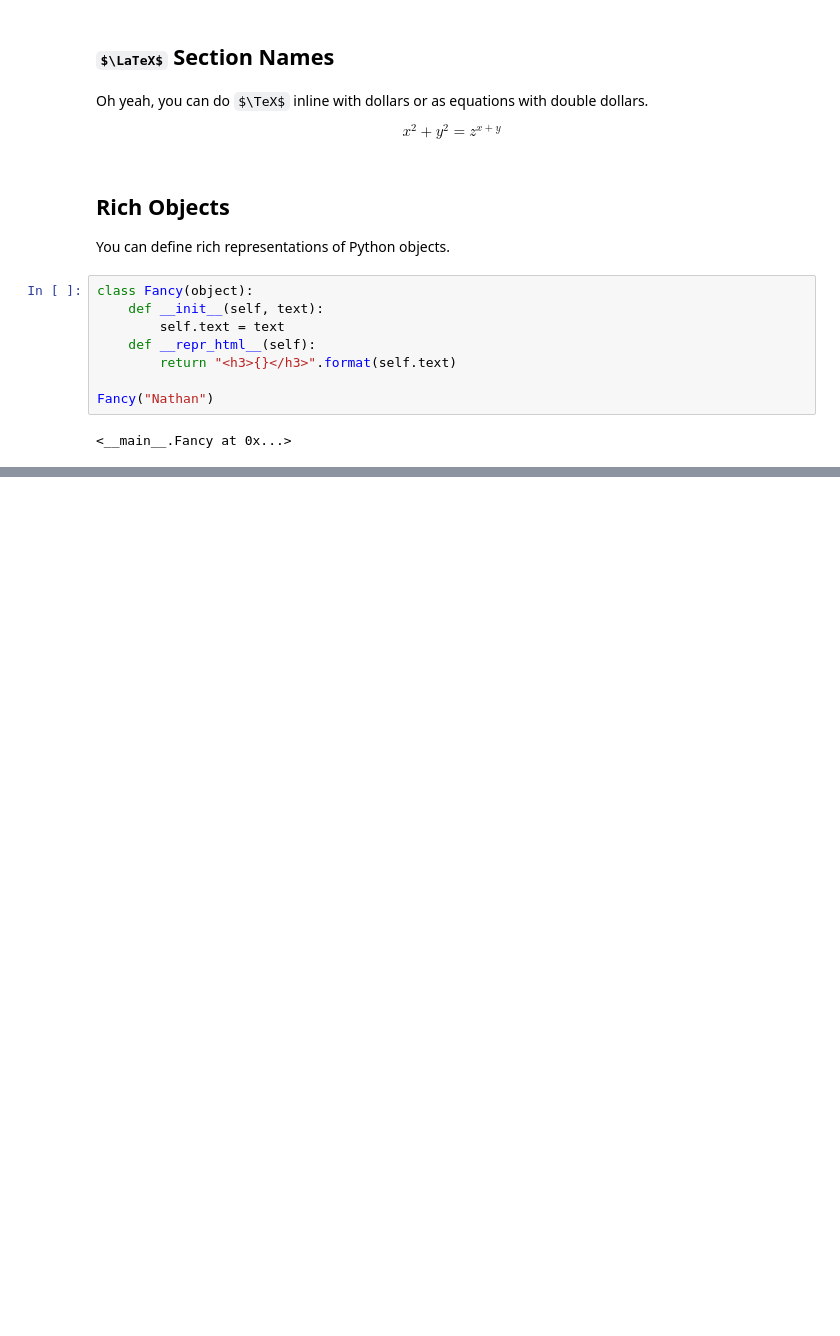
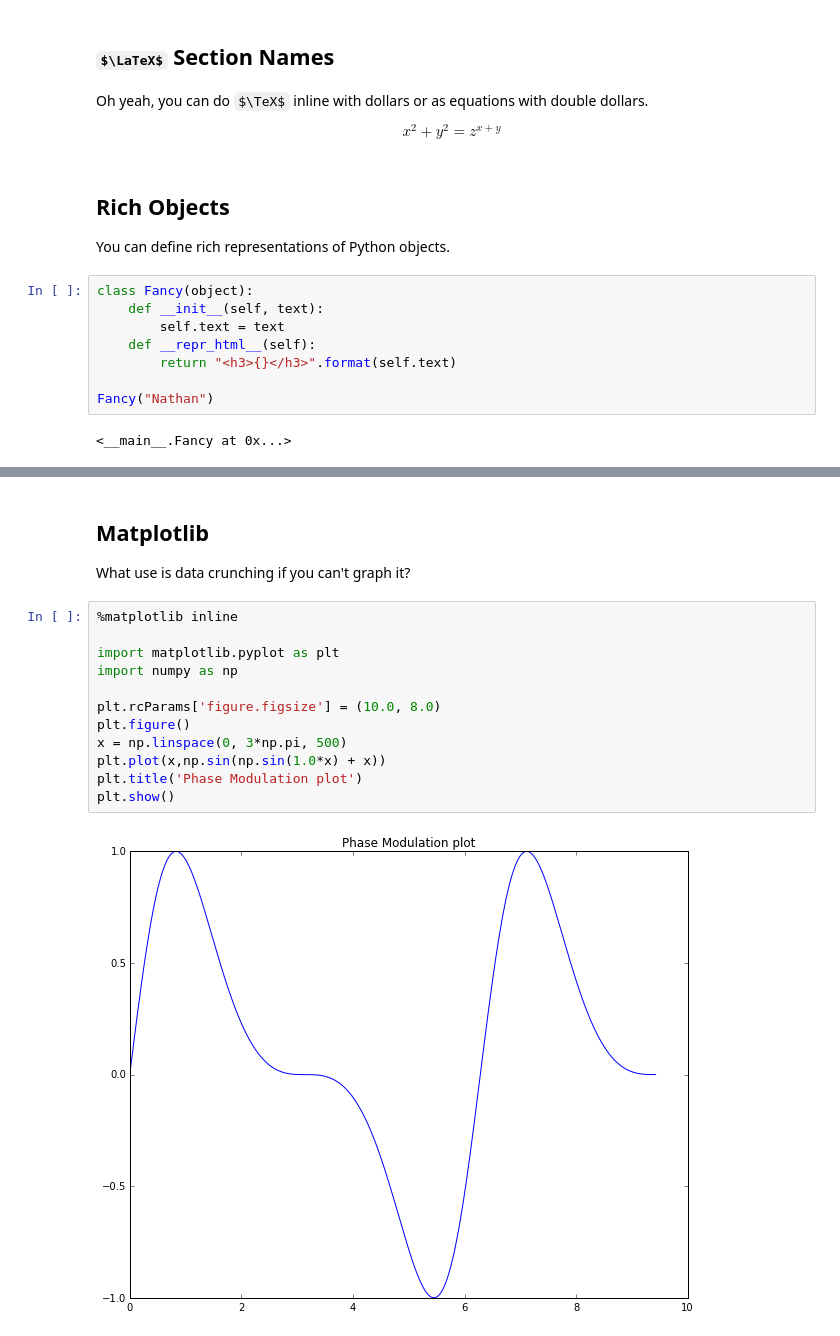
Before and after one commit to nwhitehead/pineapple, a Jupyter notebook: data/demo/TestNotebook.ipynb, the cells around one changed output, grey strips where cells are left out. Cells and saved outputs as stored; diff of their text form; some formulas as TeX source; blank space fills up the shorter version.

Commit message:
More demo, matplotlib.

```diff
--- a/data/demo/TestNotebook.ipynb
+++ b/data/demo/TestNotebook.ipynb
@@ -167,0 +164,18 @@ ImportError: No module named matplotlib
+# %% [markdown]
+## Matplotlib
+
+What use is data crunching if you can't graph it?
+# %%
+%matplotlib inline
+
+import matplotlib.pyplot as plt
+import numpy as np
+
+plt.rcParams['figure.figsize'] = (10.0, 8.0)
+plt.figure()
+x = np.linspace(0, 3*np.pi, 500)
+plt.plot(x,np.sin(np.sin(1.0*x) + x))
+plt.title('Phase Modulation plot')
+plt.show()
+# %% [output]
+[figure, added]
```
Also changed, not shown: parts of 1 cell of this notebook, 1 other file.
